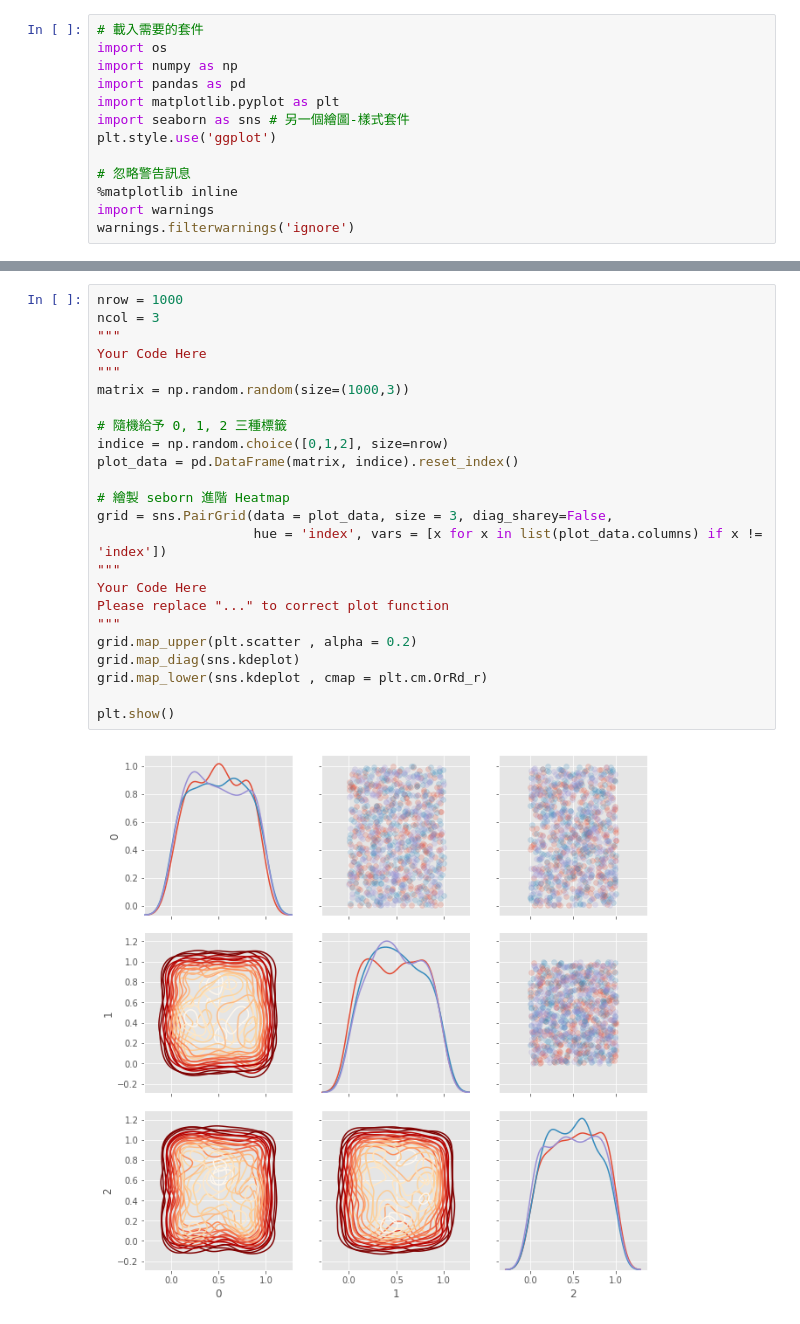
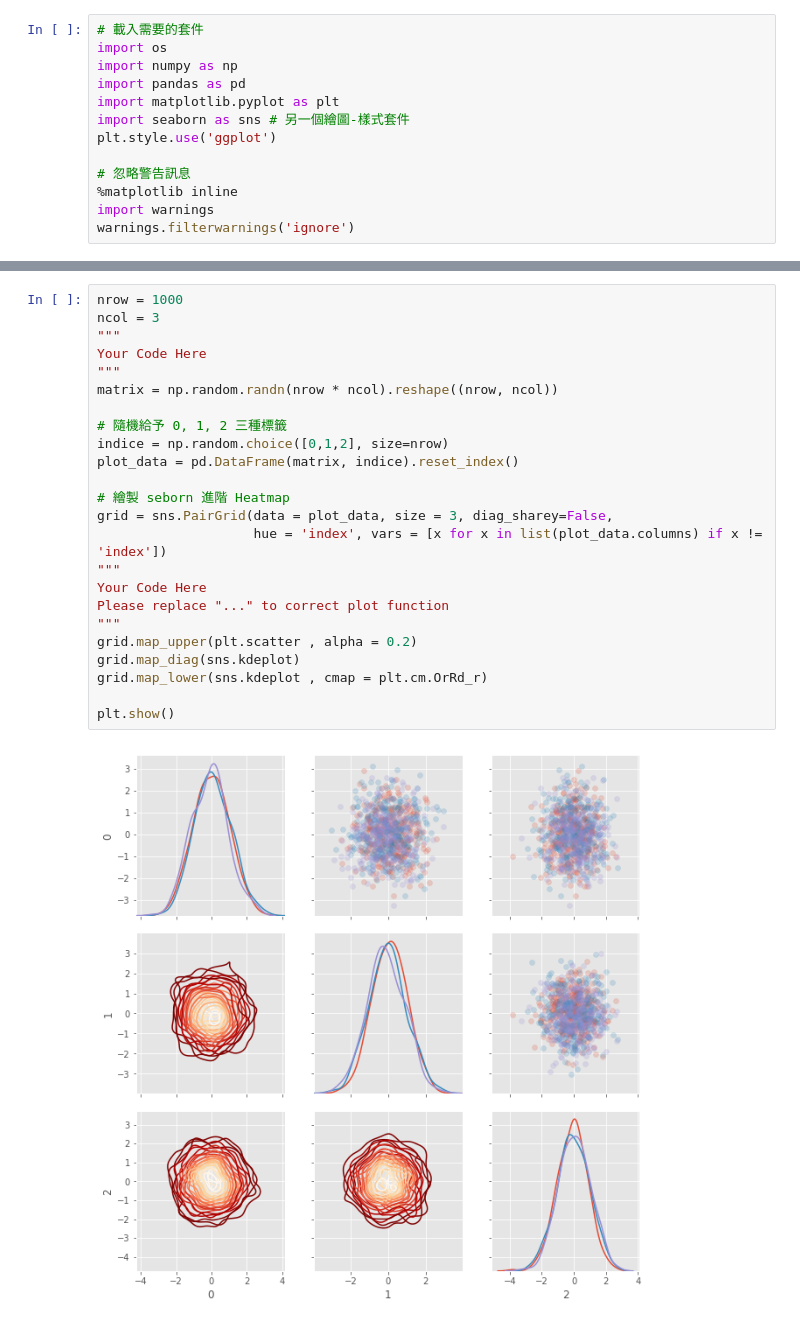
Before and after one commit to waynelin99/3rd-ML100Days-1, a Jupyter notebook: homework/Day_020_HW.ipynb, the cells around one changed output, grey strips where cells are left out. Drawn from its saved outputs; the diff is of its cells as text.

```diff
--- a/homework/Day_020_HW.ipynb
+++ b/homework/Day_020_HW.ipynb
@@ -41,26 +69,26 @@ plt.show()
 # %%
 nrow = 1000
 ncol = 3
 """
 Your Code Here
 """
-matrix = np.random.random(size=(1000,3))
+matrix = np.random.randn(nrow * ncol).reshape((nrow, ncol))
 
 # 隨機給予 0, 1, 2 三種標籤
 indice = np.random.choice([0,1,2], size=nrow)
 plot_data = pd.DataFrame(matrix, indice).reset_index()
 
 # 繪製 seborn 進階 Heatmap
 grid = sns.PairGrid(data = plot_data, size = 3, diag_sharey=False,
                     hue = 'index', vars = [x for x in list(plot_data.columns) if x != 'index'])
 """
 Your Code Here
 Please replace "..." to correct plot function
 """
 grid.map_upper(plt.scatter , alpha = 0.2)
 grid.map_diag(sns.kdeplot)
 grid.map_lower(sns.kdeplot , cmap = plt.cm.OrRd_r)
 
 plt.show()
 # %% [output]
-[figure, old version]
+[figure, new version]
```
Also changed, not shown: parts of 3 cells of this notebook.
